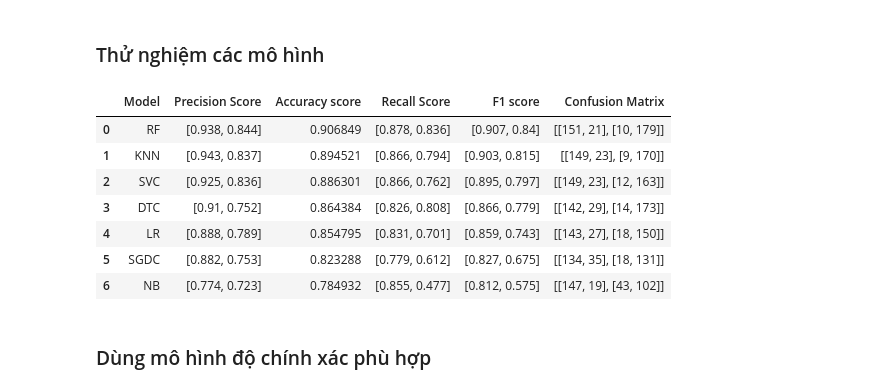
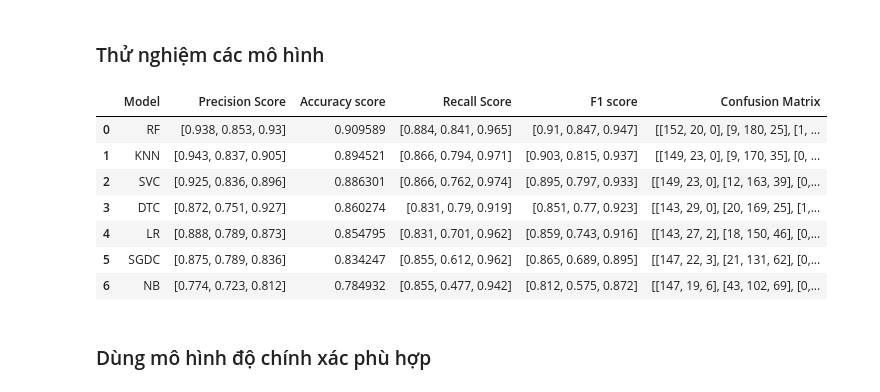
Before and after one commit to tranhuutuan261103/Gym-Exercise-Correction, a Jupyter notebook: trainning/squat_model/train_model.ipynb, the cells around one changed output. Drawn from its saved outputs; the diff is of its cells as text; code cells hidden in the pictures.

```diff
--- a/trainning/squat_model/train_model.ipynb
+++ b/trainning/squat_model/train_model.ipynb
@@ -89,46 +86,50 @@ y_test.head(3)
 481     1
 2707    1
 Name: label, dtype: int32
+# %%
+sc = StandardScaler()
+X_train = sc.fit_transform(X_train)
+X_test = sc.transform(X_test)
 # %% [markdown]
 ### Thử nghiệm các mô hình
 # %%
 algorithms =[("LR", LogisticRegression()),
          ("SVC", SVC(probability=True)),
          ('KNN',KNeighborsClassifier()),
          ("DTC", DecisionTreeClassifier()),
          ("SGDC", CalibratedClassifierCV(SGDClassifier())),
          ("NB", GaussianNB()),
          ('RF', RandomForestClassifier()),]
 
 models = {}
 final_results = []
 
 for name, model in algorithms:
     trained_model = model.fit(X_train, y_train)
     models[name] = trained_model
 
     # Evaluate model
     model_results = model.predict(X_test)
 
-    p_score = precision_score(y_test, model_results, average=None, labels=[0, 1])
+    p_score = precision_score(y_test, model_results, average=None, labels=[0, 1, 2])
     a_score = accuracy_score(y_test, model_results)
-    r_score = recall_score(y_test, model_results, average=None, labels=[0, 1])
-    f1_score_result = f1_score(y_test, model_results, average=None, labels=[0, 1])
-    cm = confusion_matrix(y_test, model_results, labels=[0, 1])
+    r_score = recall_score(y_test, model_results, average=None, labels=[0, 1, 2])
+    f1_score_result = f1_score(y_test, model_results, average=None, labels=[0, 1, 2])
+    cm = confusion_matrix(y_test, model_results, labels=[0, 1, 2])
     final_results.append(( name,  round_up_metric_results(p_score), a_score, round_up_metric_results(r_score), round_up_metric_results(f1_score_result), cm))
 
 # Sort results by F1 score
 final_results.sort(key=lambda k: sum(k[4]), reverse=True)
 pd.DataFrame(final_results, columns=["Model", "Precision Score", "Accuracy score", "Recall Score", "F1 score", "Confusion Matrix"])
 # %% [output]
 |  | Model | Precision Score | Accuracy score | Recall Score | F1 score | Confusion Matrix |
-| 0 | RF | [0.938, 0.844] | 0.906849 | [0.878, 0.836] | [0.907, 0.84] | [[151, 21], [10, 179]] |
-| 1 | KNN | [0.943, 0.837] | 0.894521 | [0.866, 0.794] | [0.903, 0.815] | [[149, 23], [9, 170]] |
-| 2 | SVC | [0.925, 0.836] | 0.886301 | [0.866, 0.762] | [0.895, 0.797] | [[149, 23], [12, 163]] |
-| 3 | DTC | [0.91, 0.752] | 0.864384 | [0.826, 0.808] | [0.866, 0.779] | [[142, 29], [14, 173]] |
-| 4 | LR | [0.888, 0.789] | 0.854795 | [0.831, 0.701] | [0.859, 0.743] | [[143, 27], [18, 150]] |
-| 5 | SGDC | [0.882, 0.753] | 0.823288 | [0.779, 0.612] | [0.827, 0.675] | [[134, 35], [18, 131]] |
-| 6 | NB | [0.774, 0.723] | 0.784932 | [0.855, 0.477] | [0.812, 0.575] | [[147, 19], [43, 102]] |
+| 0 | RF | [0.938, 0.853, 0.93] | 0.909589 | [0.884, 0.841, 0.965] | [0.91, 0.847, 0.947] | [[152, 20, 0], [9, 180, 25], [1, ... |
+| 1 | KNN | [0.943, 0.837, 0.905] | 0.894521 | [0.866, 0.794, 0.971] | [0.903, 0.815, 0.937] | [[149, 23, 0], [9, 170, 35], [0, ... |
+| 2 | SVC | [0.925, 0.836, 0.896] | 0.886301 | [0.866, 0.762, 0.974] | [0.895, 0.797, 0.933] | [[149, 23, 0], [12, 163, 39], [0,... |
+| 3 | DTC | [0.872, 0.751, 0.927] | 0.860274 | [0.831, 0.79, 0.919] | [0.851, 0.77, 0.923] | [[143, 29, 0], [20, 169, 25], [1,... |
+| 4 | LR | [0.888, 0.789, 0.873] | 0.854795 | [0.831, 0.701, 0.962] | [0.859, 0.743, 0.916] | [[143, 27, 2], [18, 150, 46], [0,... |
+| 5 | SGDC | [0.875, 0.789, 0.836] | 0.834247 | [0.855, 0.612, 0.962] | [0.865, 0.689, 0.895] | [[147, 22, 3], [21, 131, 62], [0,... |
+| 6 | NB | [0.774, 0.723, 0.812] | 0.784932 | [0.855, 0.477, 0.942] | [0.812, 0.575, 0.872] | [[147, 19, 6], [43, 102, 69], [0,... |
 # %% [markdown]
 ### Dùng mô hình độ chính xác phù hợp
 # %%
```
Also changed, not shown: parts of 8 cells of this notebook, 3 other files.
